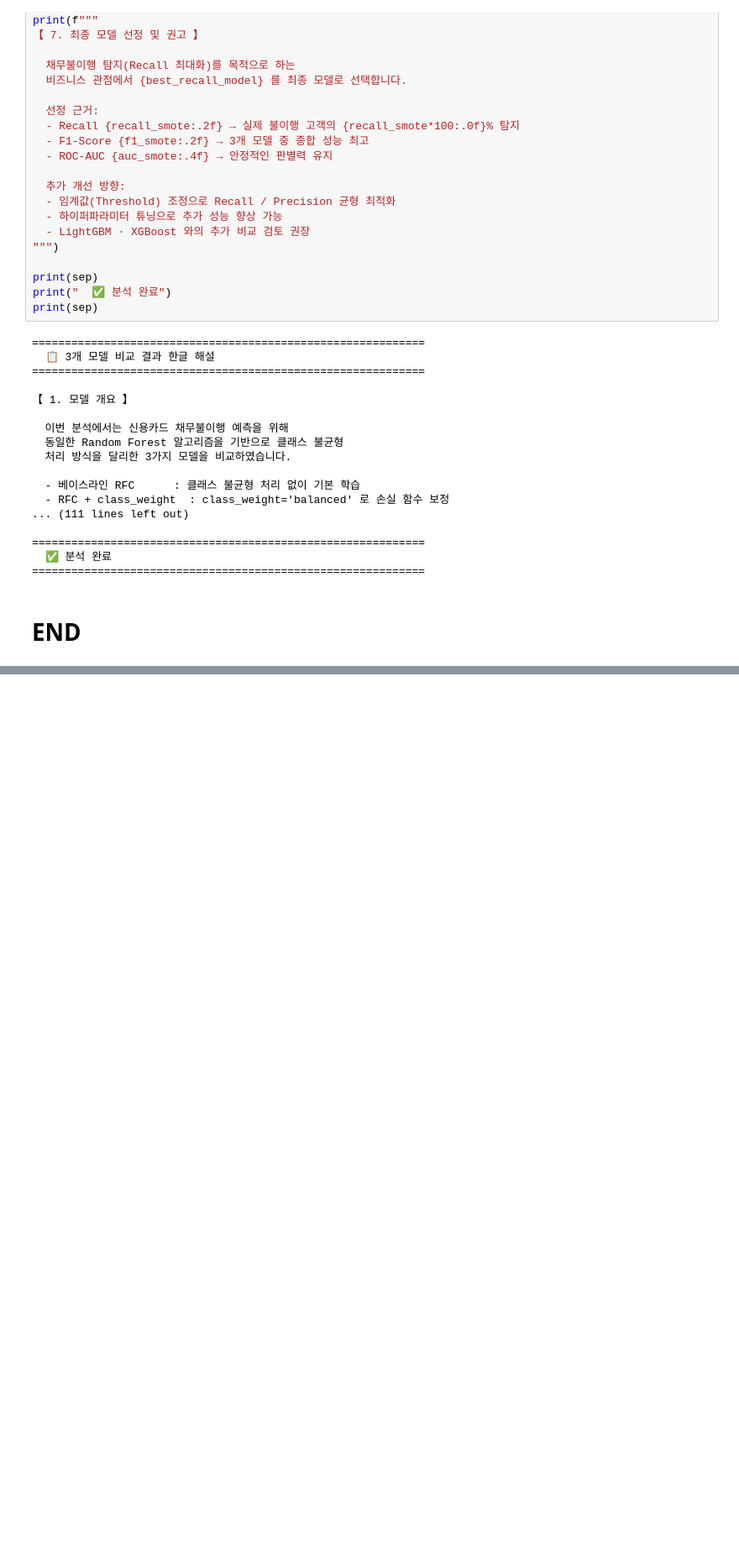
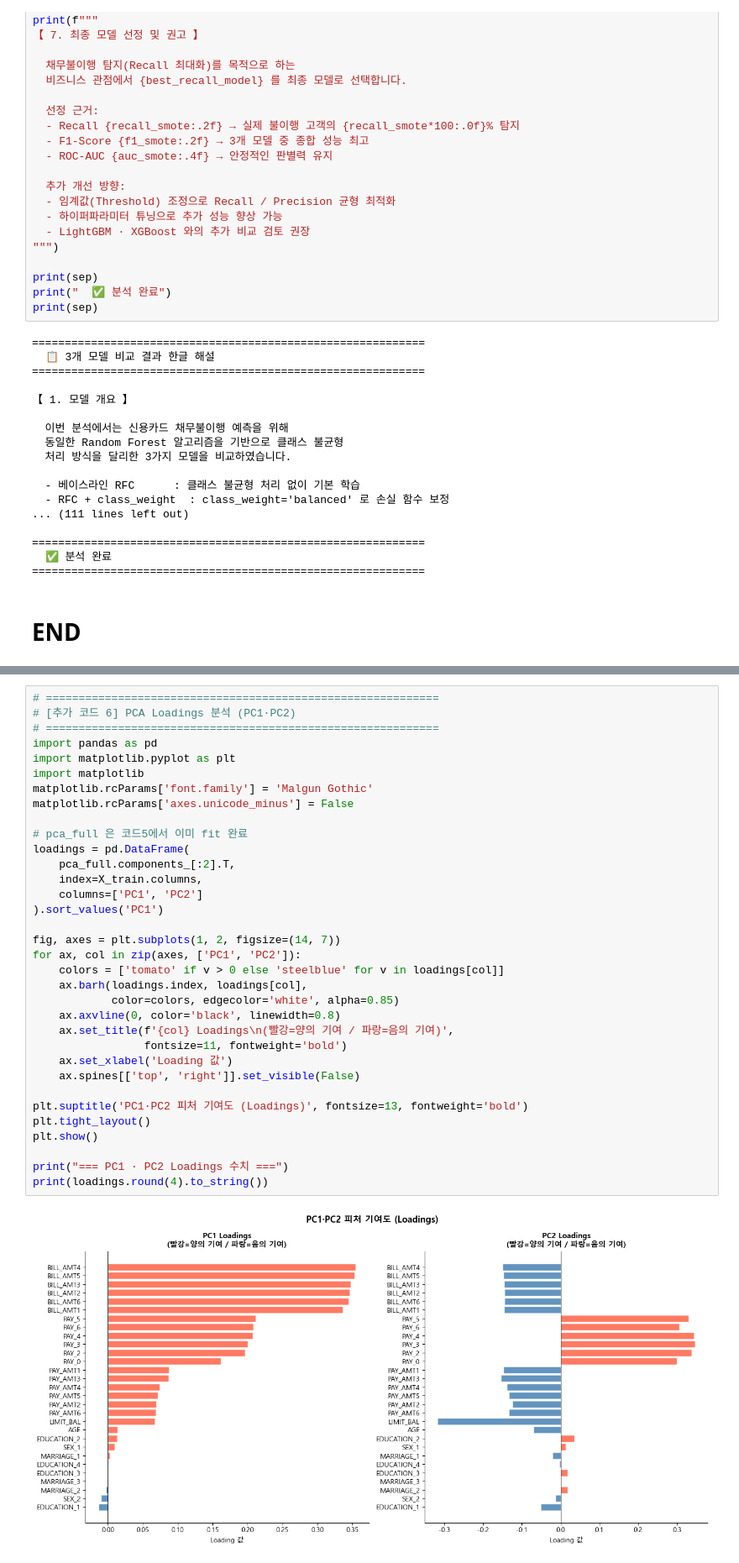
Before and after one commit to blackhole-24/hipython, a Jupyter notebook: ml/11_신용카드_채무불이행_고객예측.ipynb, the cells around one changed output, grey strips where cells are left out. Shown at 84% size. Saved outputs shown, nothing was run; the diff lists cells and outputs as text; blank space fills up the shorter version.

```diff
--- a/ml/11_신용카드_채무불이행_고객예측.ipynb
+++ b/ml/11_신용카드_채무불이행_고객예측.ipynb
@@ -2286,0 +2968,36 @@ print(sep)
+# %%
+# ============================================================
+# [추가 코드 6] PCA Loadings 분석 (PC1·PC2)
+# ============================================================
+import pandas as pd
+import matplotlib.pyplot as plt
+import matplotlib
+matplotlib.rcParams['font.family'] = 'Malgun Gothic'
+matplotlib.rcParams['axes.unicode_minus'] = False
+
+# pca_full 은 코드5에서 이미 fit 완료
+loadings = pd.DataFrame(
+    pca_full.components_[:2].T,
+    index=X_train.columns,
+    columns=['PC1', 'PC2']
+).sort_values('PC1')
+
+fig, axes = plt.subplots(1, 2, figsize=(14, 7))
+for ax, col in zip(axes, ['PC1', 'PC2']):
+    colors = ['tomato' if v > 0 else 'steelblue' for v in loadings[col]]
+    ax.barh(loadings.index, loadings[col],
+            color=colors, edgecolor='white', alpha=0.85)
+    ax.axvline(0, color='black', linewidth=0.8)
+    ax.set_title(f'{col} Loadings\n(빨강=양의 기여 / 파랑=음의 기여)',
+                 fontsize=11, fontweight='bold')
+    ax.set_xlabel('Loading 값')
+    ax.spines[['top', 'right']].set_visible(False)
+
+plt.suptitle('PC1·PC2 피처 기여도 (Loadings)', fontsize=13, fontweight='bold')
+plt.tight_layout()
+plt.show()
+
+print("=== PC1 · PC2 Loadings 수치 ===")
+print(loadings.round(4).to_string())
+# %% [output]
+[figure, added]
```
Also changed, not shown: parts of 15 cells of this notebook.
